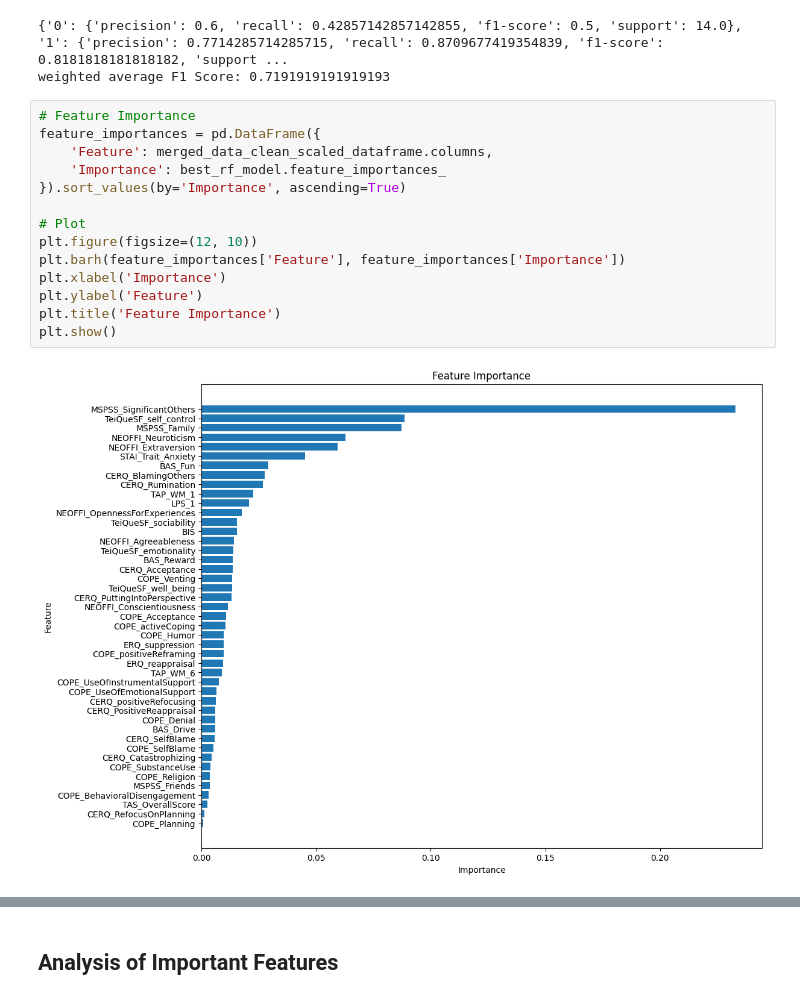
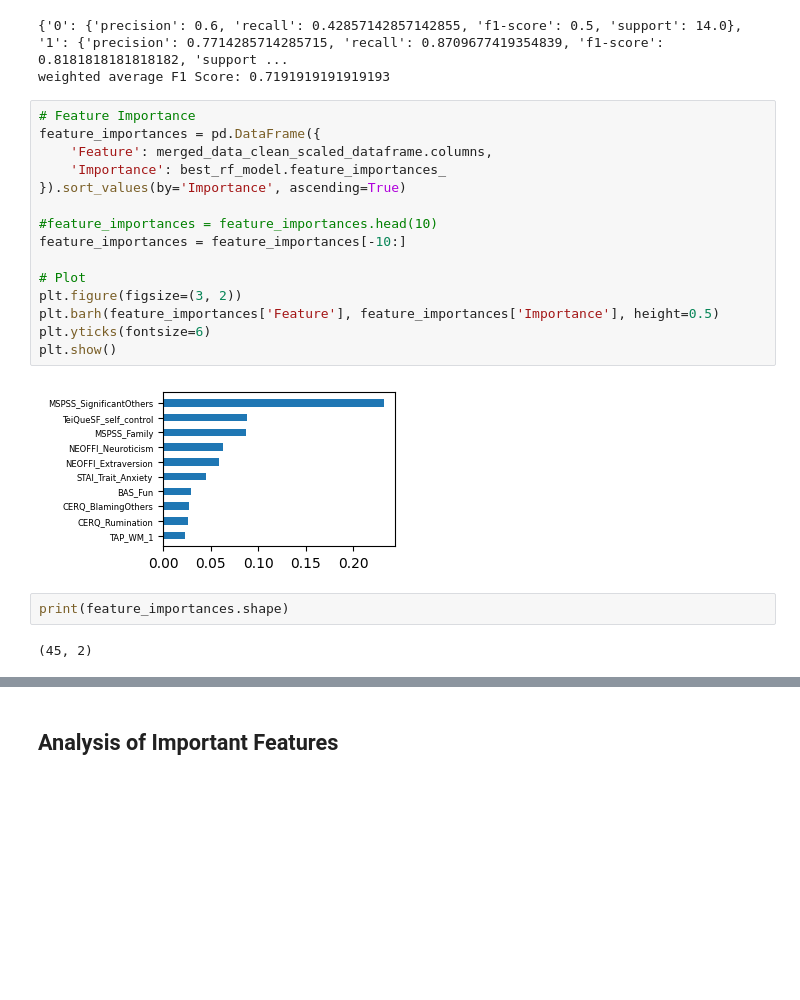
Before and after one commit to nicola1702/LEMON-Love-Predictor, a Jupyter notebook: code/model_training.ipynb, the cells around one changed output, grey strips where cells are left out. Drawn from its saved outputs; the diff is of its cells as text; blank space fills up the shorter version.

Commit message:
final visualizations

```diff
--- a/code/model_training.ipynb
+++ b/code/model_training.ipynb
@@ -146,19 +142,24 @@ weighted average F1 Score: 0.7191919191919193
 # %%
 # Feature Importance
 feature_importances = pd.DataFrame({
     'Feature': merged_data_clean_scaled_dataframe.columns,
     'Importance': best_rf_model.feature_importances_
 }).sort_values(by='Importance', ascending=True)
 
+#feature_importances = feature_importances.head(10)
+feature_importances = feature_importances[-10:]
+
 # Plot
-plt.figure(figsize=(12, 10))
-plt.barh(feature_importances['Feature'], feature_importances['Importance'])
-plt.xlabel('Importance')
-plt.ylabel('Feature')
-plt.title('Feature Importance')
+plt.figure(figsize=(3, 2))
+plt.barh(feature_importances['Feature'], feature_importances['Importance'], height=0.5)
+plt.yticks(fontsize=6)
 plt.show()
 # %% [output]
-[figure, old version]
+[figure, new version]
+# %%
+print(feature_importances.shape)
+# %% [output]
+(45, 2)
 # %%
 from sklearn.dummy import DummyClassifier
 from sklearn.model_selection import cross_val_score
```
Also changed, not shown: parts of 26 cells of this notebook, 2 other files.
